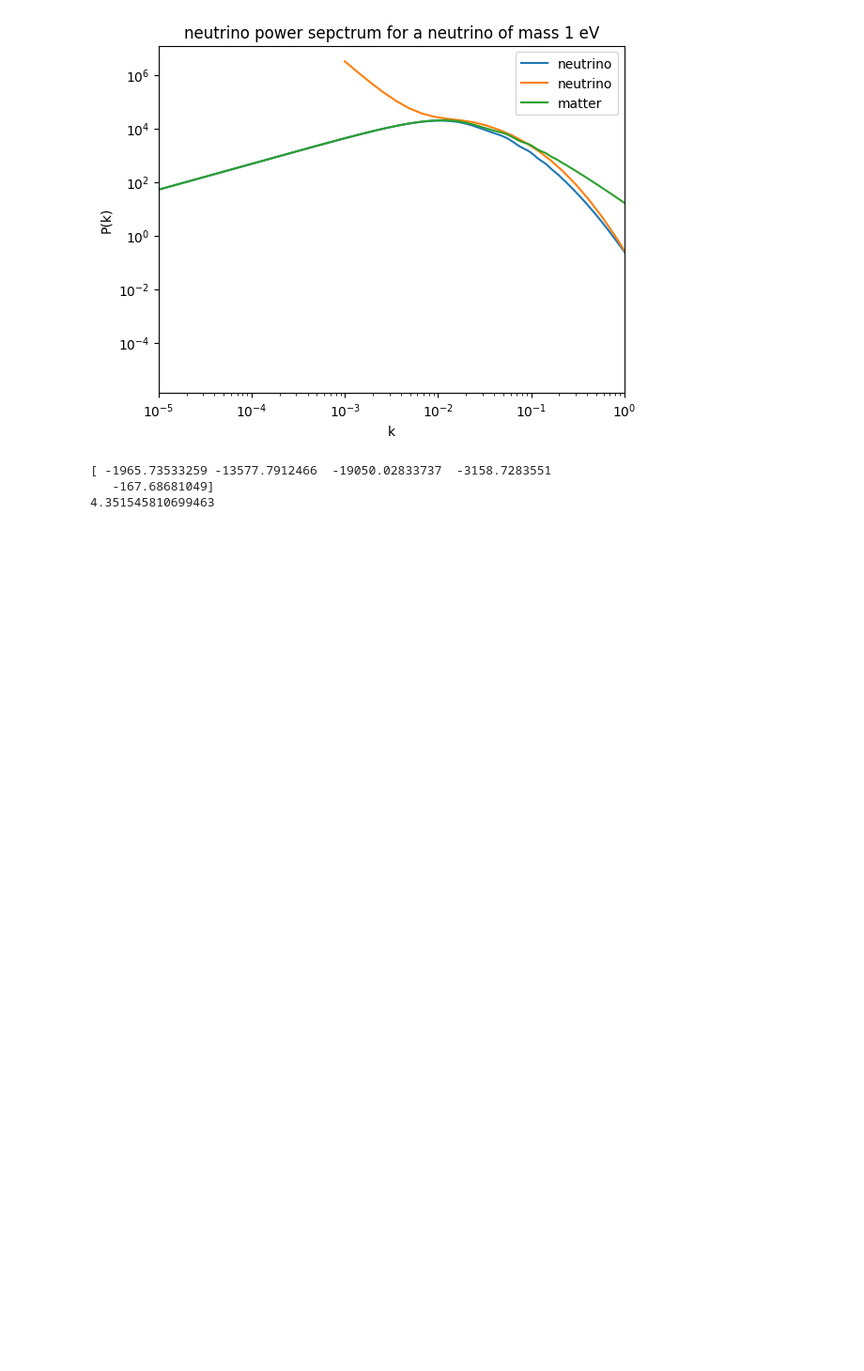
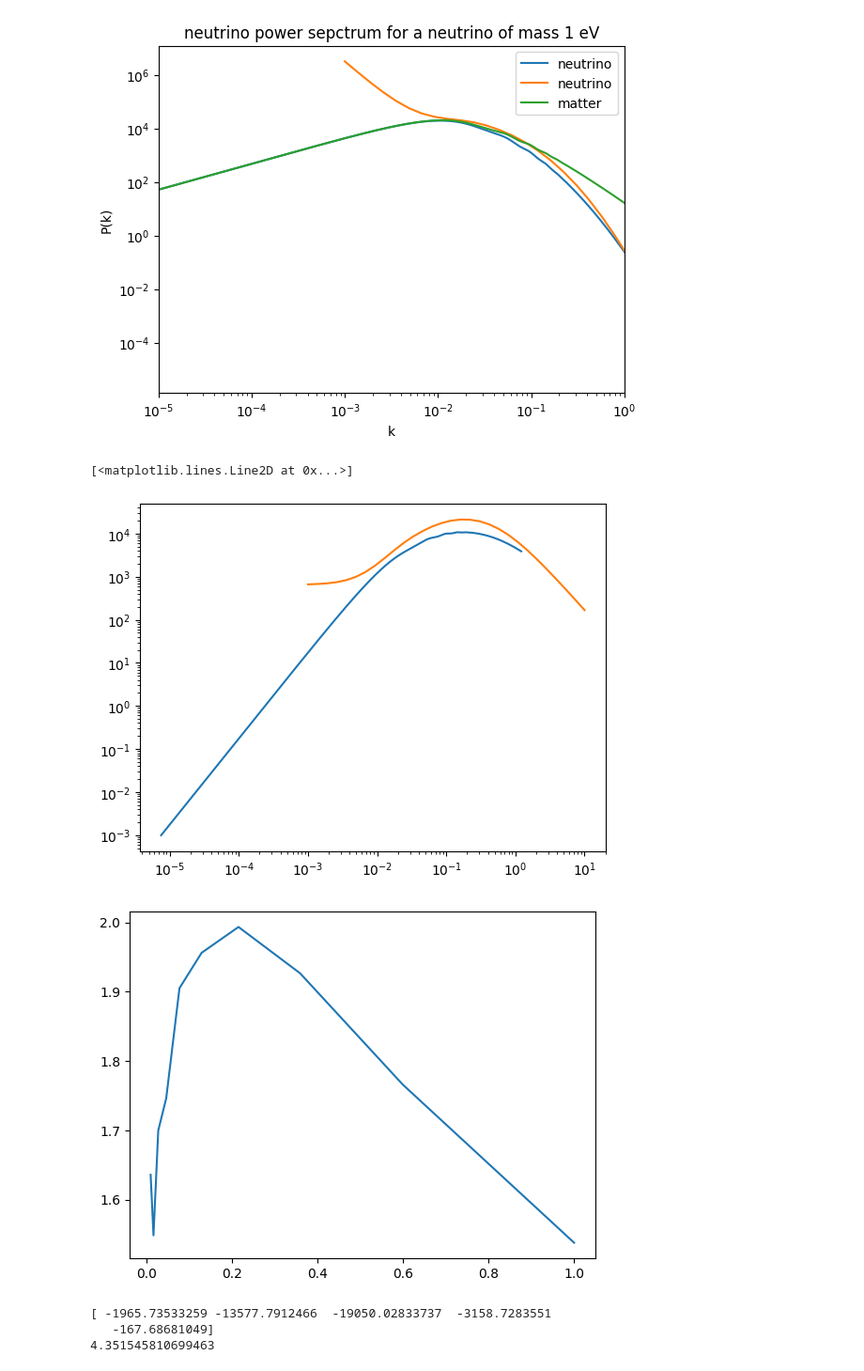
Before and after one commit to eriksteenberg/Power-spectrum-Test, a Jupyter notebook: Ultra-vigtig.ipynb, the cells around one changed output. Shown at 94% size. Saved outputs shown, nothing was run; the diff lists cells and outputs as text; code cells hidden in the pictures; blank space fills up the shorter version.

```diff
--- a/Ultra-vigtig.ipynb
+++ b/Ultra-vigtig.ipynb
@@ -410,6 +410,18 @@ plt.title("neutrino power sepctrum for a neutrino of mass %s eV" % mv_test)
 hvor vi lige fjerner en faktor 2
 Text(0.5, 1.0, 'neutrino power sepctrum for a neutrino of mass 1 eV')
 [figure]
+# %%
+plt.loglog(k,-tranf["d_ncdm[0]"])
+plt.loglog(kvec, -test,label="neutrino")
+a = scipy.interpolate.interp1d(kvec,test)
+b = scipy.interpolate.interp1d(k,tranf["d_ncdm[0]"])
+klst = np.logspace(-2,0,10)
+plt.figure(12)
+plt.plot(klst,a(klst)/b(klst))
+# %% [output]
+[<matplotlib.lines.Line2D at 0x...>]
+[figure, added]
+[figure, added]
 # %%
 """
 def f2(t,ta,delta0,
```
